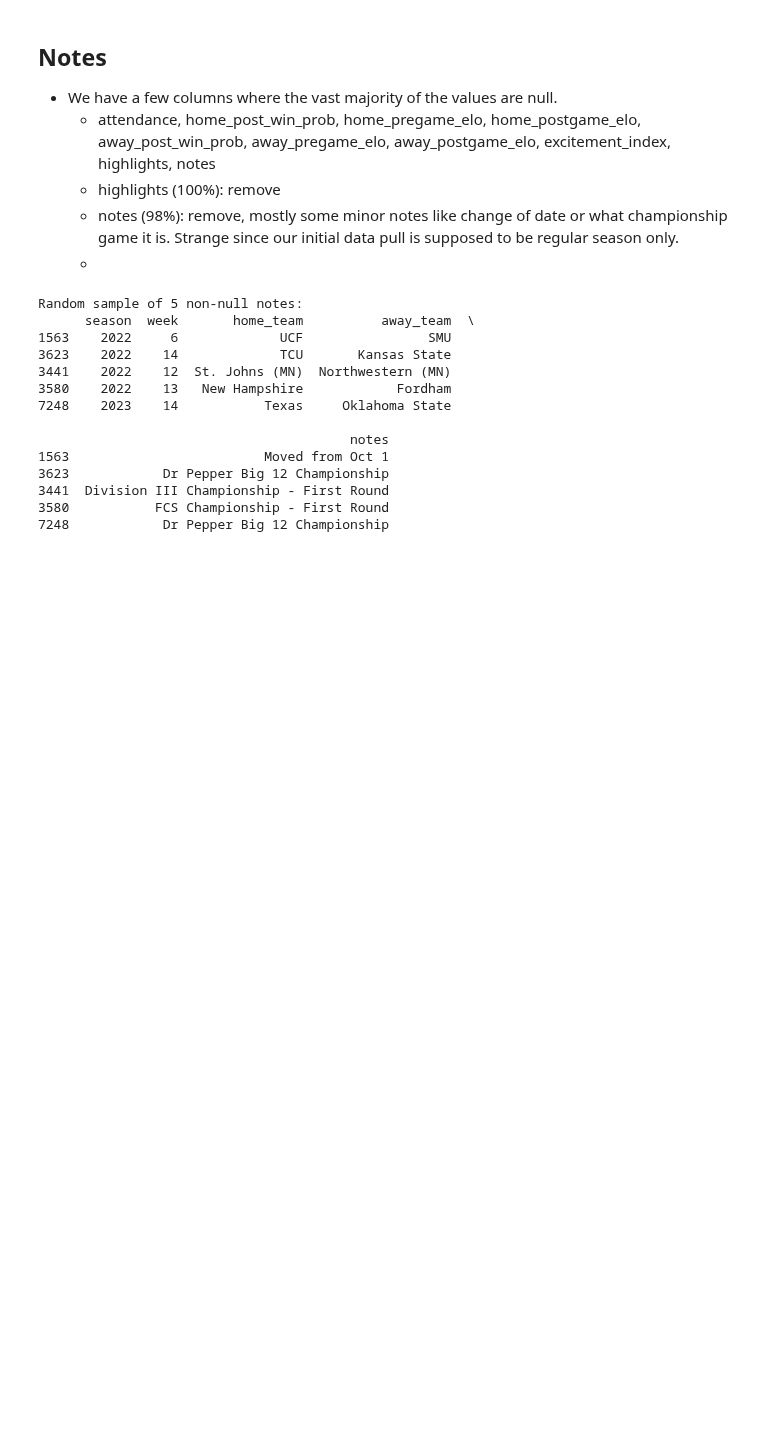
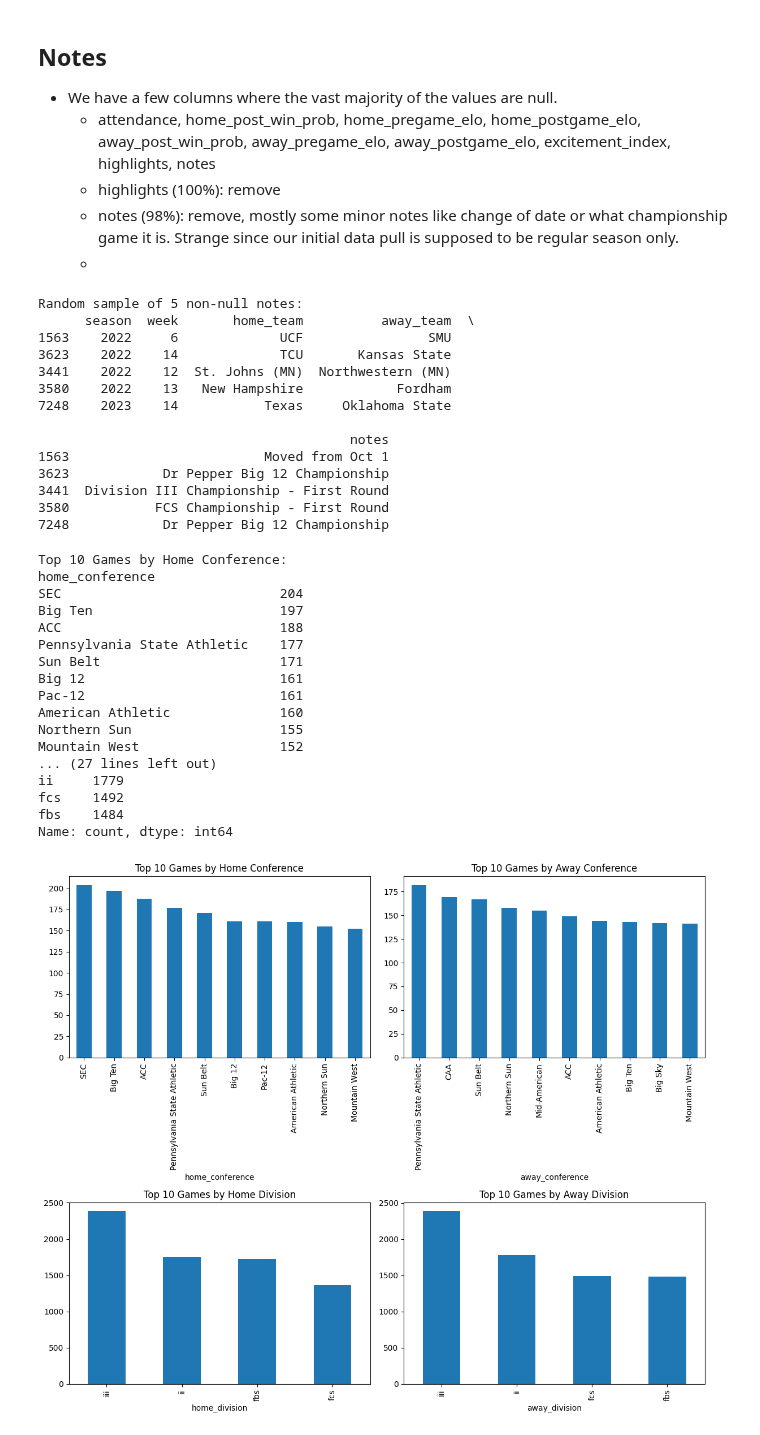
Before and after one commit to tablecables/college_football_predictor, a Jupyter notebook: notebooks/02_data_cleaning.ipynb, the cells around one changed output. Cells and saved outputs as stored; diff of their text form; code cells hidden in the pictures; blank space fills up the shorter version.

```diff
--- a/notebooks/02_data_cleaning.ipynb
+++ b/notebooks/02_data_cleaning.ipynb
@@ -118,3 +112,69 @@ Random sample of 5 non-null notes:
 3441  Division III Championship - First Round
 3580           FCS Championship - First Round
 7248            Dr Pepper Big 12 Championship
+# %%
+# Count games by conference and division
+conference_counts = {
+    'home': games_df['home_conference'].value_counts().nlargest(10),
+    'away': games_df['away_conference'].value_counts().nlargest(10)
+}
+
+division_counts = {
+    'home': games_df['home_division'].value_counts().nlargest(10),
+    'away': games_df['away_division'].value_counts().nlargest(10)
+}
+
+# Display results
+print("Top 10 Games by Home Conference:")
+print(conference_counts['home'])
+print("\nTop 10 Games by Away Conference:")
+print(conference_counts['away'])
+print("\nTop 10 Games by Home Division:")
+print(division_counts['home'])
+print("\nTop 10 Games by Away Division:")
+print(division_counts['away'])
+
+# Visualize the distribution
+plt.figure(figsize=(12, 10))
+
+plt.subplot(2, 2, 1)
+conference_counts['home'].plot(kind='bar')
+plt.title('Top 10 Games by Home Conference')
+plt.xticks(rotation=90)
+
+plt.subplot(2, 2, 2)
+conference_counts['away'].plot(kind='bar')
+plt.title('Top 10 Games by Away Conference')
+plt.xticks(rotation=90)
+
+plt.subplot(2, 2, 3)
+division_counts['home'].plot(kind='bar')
+plt.title('Top 10 Games by Home Division')
+plt.xticks(rotation=90)
+
+plt.subplot(2, 2, 4)
+division_counts['away'].plot(kind='bar')
+plt.title('Top 10 Games by Away Division')
+plt.xticks(rotation=90)
+
+plt.tight_layout()
+plt.show()
+# %% [output]
+Top 10 Games by Home Conference:
+home_conference
+SEC                            204
+Big Ten                        197
+ACC                            188
+Pennsylvania State Athletic    177
+Sun Belt                       171
+Big 12                         161
+Pac-12                         161
+American Athletic              160
+Northern Sun                   155
+Mountain West                  152
+... (27 lines left out)
+ii     1779
+fcs    1492
+fbs    1484
+Name: count, dtype: int64
+[figure, added]
```
Also changed, not shown: parts of 3 cells of this notebook, 2 other files.
